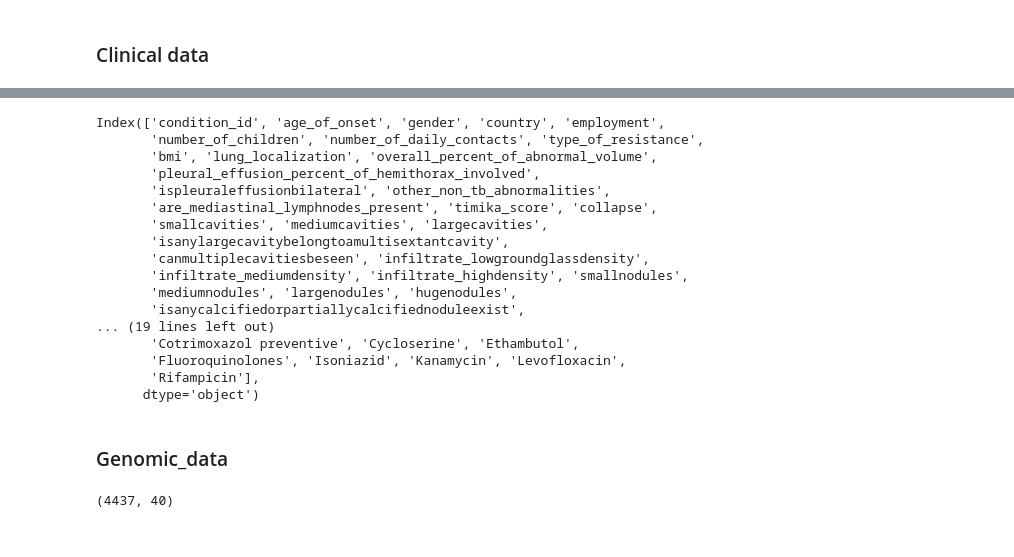
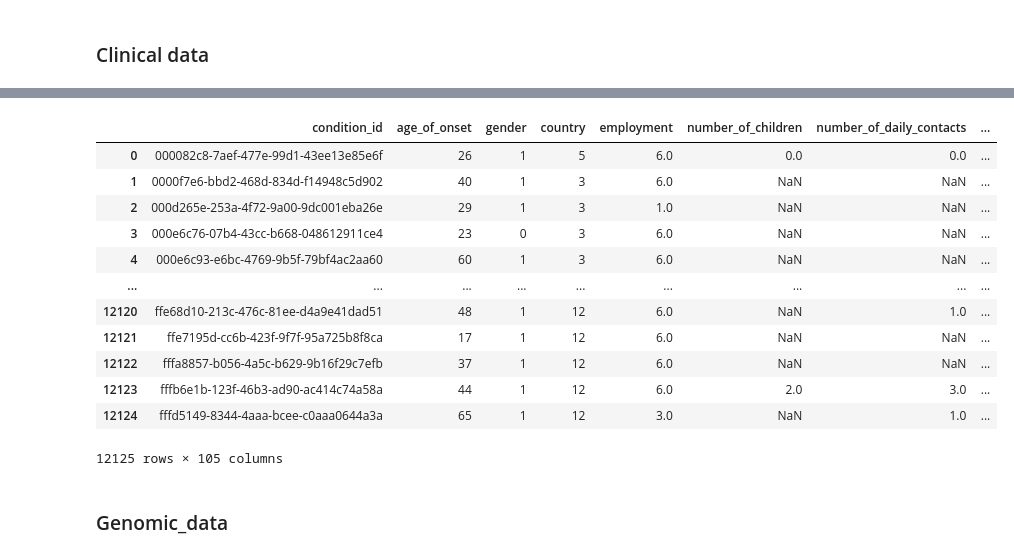
Before and after one commit to linfeng-wang/TBpt, a Jupyter notebook: Analysis/EDA.ipynb, the cells around one changed output, grey strips where cells are left out. Cells and saved outputs as stored; diff of their text form; code cells hidden in the pictures.

```diff
--- a/Analysis/EDA.ipynb
+++ b/Analysis/EDA.ipynb
@@ -206,2 +160,0 @@ _ = Label_encoding(['Disabled','Retired','Unemployed','Unofficially employed','S
-# %%
-merged_data['type_of_resistance'] = label_encoder.fit_transform(merged_data['type_of_resistance'].values)
@@ -210,4 +160,0 @@ merge_data = merged_data.drop(columns=['treatment_status'])
-# %%
-_ = []
-for x in np.array(merged_data[f'{qwe}'].value_counts().keys()):
-    _.extend(x.split(','))
@@ -296,4 +306,5 @@ AttributeError: 'list' object has no attribute 'replace'
 # %%
+
 from sklearn.preprocessing import LabelEncoder
 label_encoder = LabelEncoder()
 merged_data['gender'] = label_encoder.fit_transform(merged_data['gender'].values)
@@ -304,7 +315,7 @@ merged_data['employment'] = Label_encoding(['Disabled','Retired','Unemployed','U
 merged_data['type_of_resistance'].replace('Negative','Sensitive', inplace=True)
 merged_data['type_of_resistance'] = Label_encoding(['Sensitive', 'Mono DR', 'Poly DR', 'MDR non XDR', 'Pre-XDR','XDR'], merged_data['type_of_resistance'], np.NaN)
 
-merged_data['lung_localization'] = Label_encoding([['Pulmonary', 'Pulmonary and Extrapulmonary', 'Extrapulmonary']], merged_data['lung_localization'], 'Unknown')
+merged_data['lung_localization'] = Label_encoding(['Pulmonary', 'Pulmonary and Extrapulmonary', 'Extrapulmonary'], merged_data['lung_localization'], 'Unknown')
 
 # number_of_children
 merged_data['number_of_children'].replace('>10', 11, inplace=True)
@@ -315,18 +326,20 @@ merged_data['number_of_children'] = merged_data['number_of_children'].astype(flo
 merged_data['number_of_daily_contacts'].replace('>10', 11, inplace=True)
 merged_data['number_of_daily_contacts'] = merged_data['number_of_daily_contacts'].astype(float)
 
-merged_data['overall_percent_of_abnormal_volume'] = Label_encoding([[ '0', '0, Less than 50', 'Less than 50', 'Greater than or equal to 50, Less than 50','Greater than or equal to 50']], merged_data['overall_percent_of_abnormal_volume'], np.NaN)
-merged_data['pleural_effusion_percent_of_hemithorax_involved'] = Label_encoding([[ '0', '0, Less than 50', 'Less than 50', 'Greater than or equal to 50, Less than 50','Greater than or equal to 50']], merged_data['pleural_effusion_percent_of_hemithorax_involved'], np.NaN)
+merged_data['overall_percent_of_abnormal_volume'] = Label_encoding([ '0', '0, Less than 50', 'Less than 50', 'Greater than or equal to 50, Less than 50','Greater than or equal to 50'], merged_data['overall_percent_of_abnormal_volume'], np.NaN)
+merged_data['pleural_effusion_percent_of_hemithorax_involved'] = Label_encoding([ '0', '0, Less than 50', 'Less than 50', 'Greater than or equal to 50, Less than 50','Greater than or equal to 50'], merged_data['pleural_effusion_percent_of_hemithorax_involved'], np.NaN)
 
 merged_data['ispleuraleffusionbilateral'].replace('No, Yes', np.nan, inplace=True)
-merged_data['ispleuraleffusionbilateral'] = Label_encoding([['No', 'Yes']], merged_data['ispleuraleffusionbilateral'], np.NaN)
+merged_data['ispleuraleffusionbilateral'] = Label_encoding(['No', 'Yes'], merged_data['ispleuraleffusionbilateral'], np.NaN)
 
 merged_data['other_non_tb_abnormalities'].replace('No, Yes', np.nan, inplace=True)
-merged_data['other_non_tb_abnormalities'] = Label_encoding([['No', 'Yes']], merged_data['other_non_tb_abnormalities'], np.NaN)
+merged_data['other_non_tb_abnormalities'] = Label_encoding(['No', 'Yes'], merged_data['other_non_tb_abnormalities'], np.NaN)
 
 merged_data['are_mediastinal_lymphnodes_present'].replace('No, Yes', np.nan, inplace=True)
-merged_data['are_mediastinal_lymphnodes_present'] = Label_encoding([['No', 'Yes']], merged_data['are_mediastinal_lymphnodes_present'], np.NaN)
+merged_data['are_mediastinal_lymphnodes_present'] = Label_encoding(['No', 'Yes'], merged_data['are_mediastinal_lymphnodes_present'], np.NaN)
 
-merged_data['outcome'] = Label_encoding([['Died', 'Failure', 'Completed', 'Palliative Care', 'Cured']], merged_data['outcome'])
+merged_data['outcome'] = Label_encoding(['Died', 'Failure', 'Completed', 'Palliative Care', 'Cured'], merged_data['outcome'], np.nan)
 
-merged_data['regimen_drug'].replace('Gatifloxacin 0.5', 'Gatifloxacin', inplace=True)
+merge_data = merged_data.drop(columns=['treatment_status'])
+merged_data = merged_data.drop(columns=['timika_score'])
+merged_data = merged_data.drop(columns=['treatment_status'])
@@ -381,0 +353,3 @@ for df in dataframes:
+# %%
+pd.set_option('display.max_info_columns', 150)  # Adjust 150 to cover the number of columns in your DataFrame
+merged_data.info()
@@ -382,20 +374,16 @@ for df in dataframes:
 # %%
-merged_data.columns
+merged_data
 # %% [output]
+|  | condition_id | age_of_onset | gender | country | employment | number_of_children | number_of_daily_contacts | ... |
+| 0 | 000082c8-7aef-477e-99d1-43ee13e85e6f | 26 | 1 | 5 | 6.0 | 0.0 | 0.0 | ... |
+| 1 | 0000f7e6-bbd2-468d-834d-f14948c5d902 | 40 | 1 | 3 | 6.0 | NaN | NaN | ... |
+| 2 | 000d265e-253a-4f72-9a00-9dc001eba26e | 29 | 1 | 3 | 1.0 | NaN | NaN | ... |
+| 3 | 000e6c76-07b4-43cc-b668-048612911ce4 | 23 | 0 | 3 | 6.0 | NaN | NaN | ... |
+| 4 | 000e6c93-e6bc-4769-9b5f-79bf4ac2aa60 | 60 | 1 | 3 | 6.0 | NaN | NaN | ... |
+| ... | ... | ... | ... | ... | ... | ... | ... | ... |
+| 12120 | ffe68d10-213c-476c-81ee-d4a9e41dad51 | 48 | 1 | 12 | 6.0 | NaN | 1.0 | ... |
+| 12121 | ffe7195d-cc6b-423f-9f7f-95a725b8f8ca | 17 | 1 | 12 | 6.0 | NaN | NaN | ... |
+| 12122 | fffa8857-b056-4a5c-b629-9b16f29c7efb | 37 | 1 | 12 | 6.0 | NaN | NaN | ... |
+| 12123 | fffb6e1b-123f-46b3-ad90-ac414c74a58a | 44 | 1 | 12 | 6.0 | 2.0 | 3.0 | ... |
+| 12124 | fffd5149-8344-4aaa-bcee-c0aaa0644a3a | 65 | 1 | 12 | 3.0 | NaN | 1.0 | ... |
-Index(['condition_id', 'age_of_onset', 'gender', 'country', 'employment',
-       'number_of_children', 'number_of_daily_contacts', 'type_of_resistance',
-       'bmi', 'lung_localization', 'overall_percent_of_abnormal_volume',
-       'pleural_effusion_percent_of_hemithorax_involved',
-       'ispleuraleffusionbilateral', 'other_non_tb_abnormalities',
-       'are_mediastinal_lymphnodes_present', 'timika_score', 'collapse',
-       'smallcavities', 'mediumcavities', 'largecavities',
-       'isanylargecavitybelongtoamultisextantcavity',
-       'canmultiplecavitiesbeseen', 'infiltrate_lowgroundglassdensity',
-       'infiltrate_mediumdensity', 'infiltrate_highdensity', 'smallnodules',
-       'mediumnodules', 'largenodules', 'hugenodules',
-       'isanycalcifiedorpartiallycalcifiednoduleexist',
-... (19 lines left out)
-       'Cotrimoxazol preventive', 'Cycloserine', 'Ethambutol',
-       'Fluoroquinolones', 'Isoniazid', 'Kanamycin', 'Levofloxacin',
-       'Rifampicin'],
-      dtype='object')
+12125 rows × 105 columns
@@ -404,7 +394,3 @@ Index(['condition_id', 'age_of_onset', 'gender', 'country', 'employment',
 # %%
 genomic_genomic = pd.read_csv('../Genomic/TB_Portals_Published_Genomics_Data_August_2023/TB_Portals_Genomics_August_2023.csv') # genomic info lin, dr, snp etc. + outcome
 genomic_DST = pd.read_csv('../Genomic/TB_Portals_Published_Genomics_Data_August_2023/TB_Portals_Sequenced_DST_August_2023.csv') # methodology - no use
-# %%
-genomic_genomic.shape
-# %% [output]
-(4437, 40)
```
Also changed, not shown: parts of 26 cells of this notebook.
